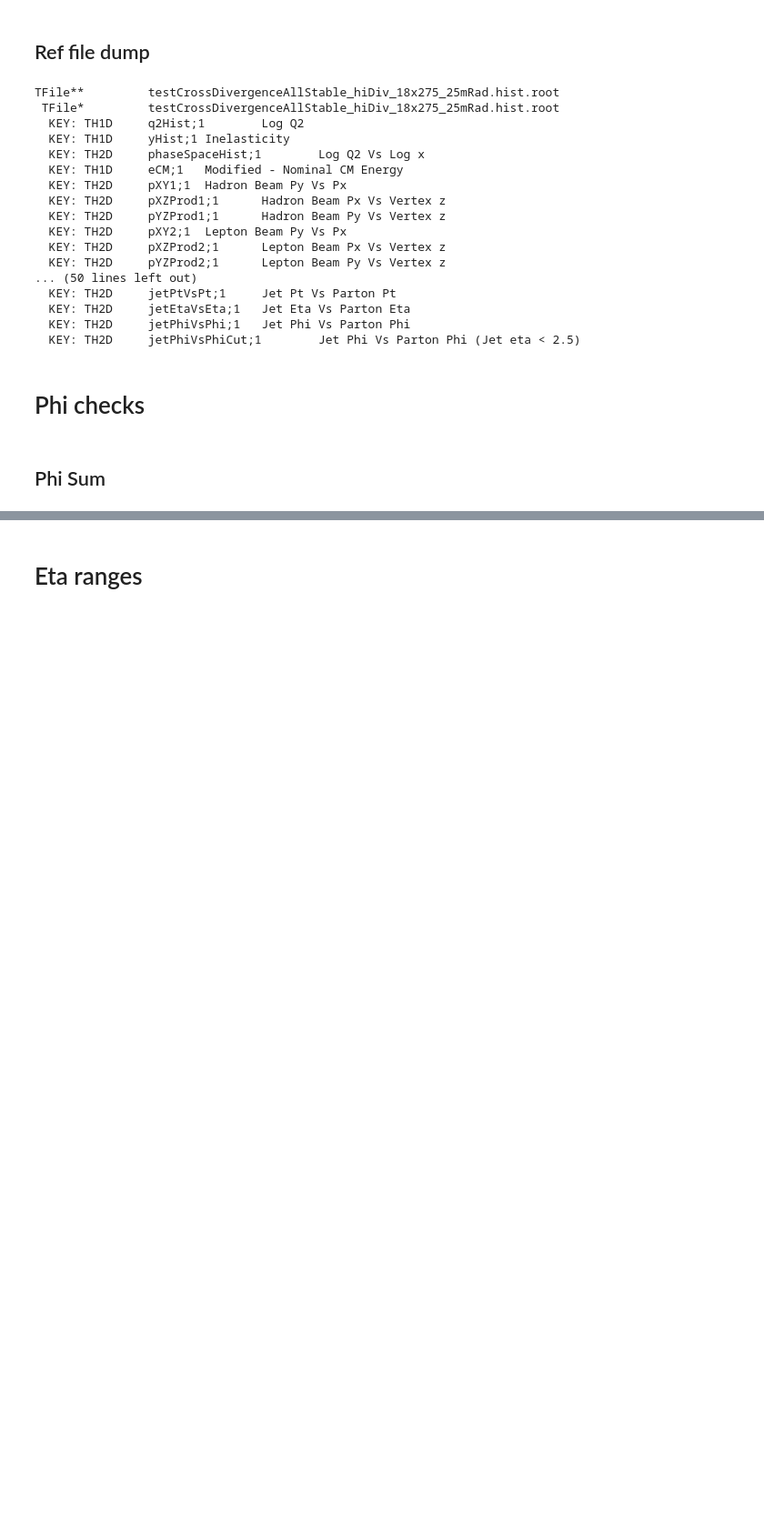
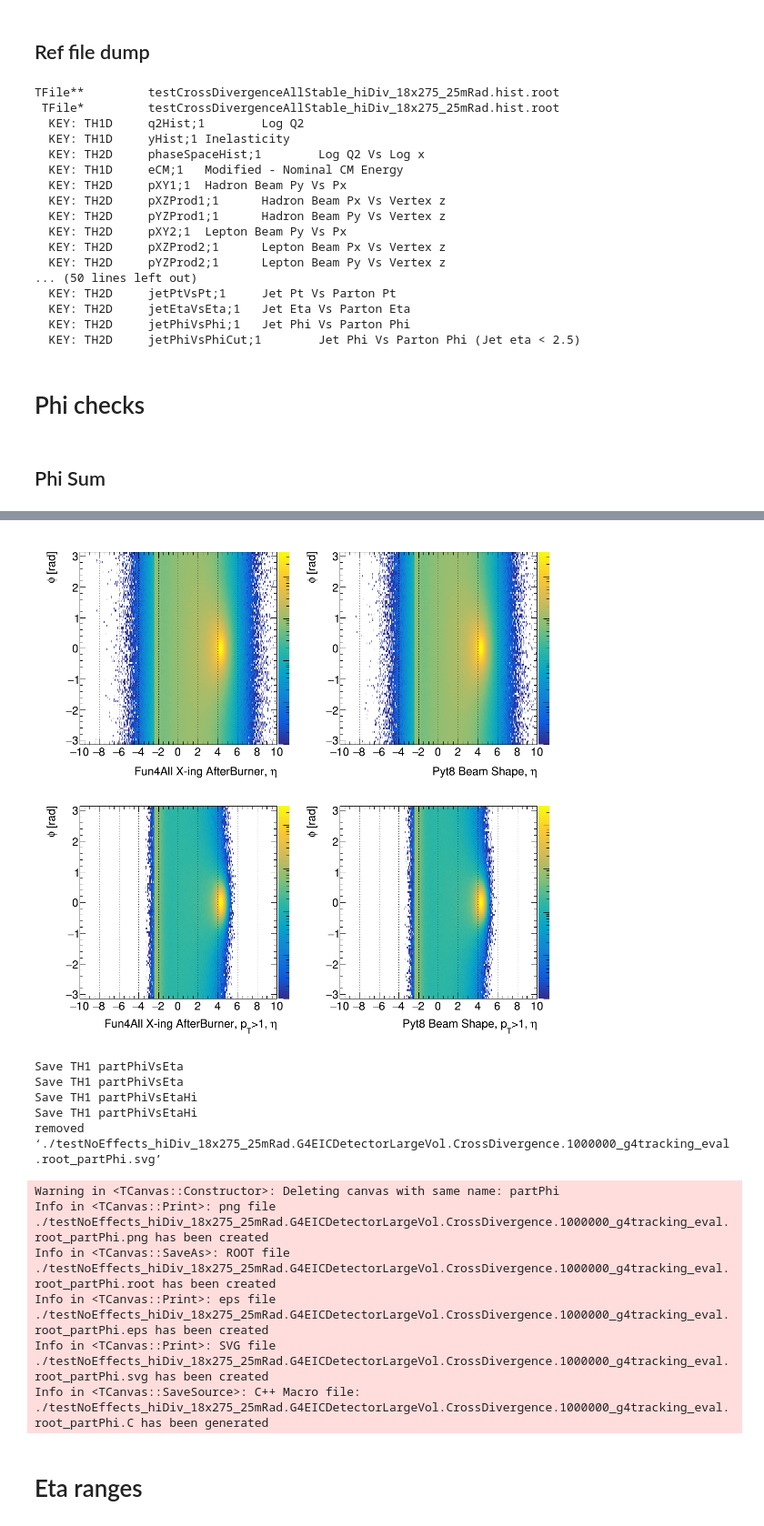
Before and after one commit to blackcathj/analysis-1, a Jupyter notebook: BeamXingCheck/analysis_1M.ipynb, the cells around one changed output, grey strips where cells are left out. Shown at 91% size. Saved outputs shown, nothing was run; the diff lists cells and outputs as text; code cells hidden in the pictures; blank space fills up the shorter version.

```diff
--- a/BeamXingCheck/analysis_1M.ipynb
+++ b/BeamXingCheck/analysis_1M.ipynb
@@ -493,42 +511,55 @@ TFile**         testCrossDivergenceAllStable_hiDiv_18x275_25mRad.hist.root
         p->SetLogz();
 
 
-          partPhiVsEtaHist_ref->SetTitle(";Pyt8 Beam Shape, 0.05<y<0.95, #eta;#phi [rad]");
+          partPhiVsEtaHist_ref->SetTitle(";Pyt8 Beam Shape, #eta;#phi [rad]");
           partPhiVsEtaHist_ref->Draw("colz");
 
       }
       {
 
 
         p = (TPad *)c1->cd(idx++);
         c1->Update();
         p->SetGridx();
         p->SetLogz();
 
 
-          partPhiVsEtaHiHist->SetTitle(";Fun4All X-ing AfterBurner, p_T>1, #eta;#phi [rad]");
+          partPhiVsEtaHiHist->SetTitle(";Fun4All X-ing AfterBurner, p_{T}>1, #eta;#phi [rad]");
           partPhiVsEtaHiHist->Draw("colz");
 
       }
       {
 
 
         p = (TPad *)c1->cd(idx++);
         c1->Update();
         p->SetGridx();
         p->SetLogz();
 
 
-          partPhiVsEtaHiHist_ref->SetTitle(";Pyt8 Beam Shape, 0.05<y<0.95, p_T>1, #eta;#phi [rad]");
+          partPhiVsEtaHiHist_ref->SetTitle(";Pyt8 Beam Shape, p_{T}>1, #eta;#phi [rad]");
           partPhiVsEtaHiHist_ref->Draw("colz");
 
       }
 
 
 
     c1->Draw();
     SaveCanvas(c1, TString(ftrack_eval->GetName() )+"_"+ TString(c1->GetName()), kTRUE);
 }
+# %% [output]
+[figure, added]
+Save TH1 partPhiVsEta
+Save TH1 partPhiVsEta
+Save TH1 partPhiVsEtaHi
+Save TH1 partPhiVsEtaHi
+removed ‘./testNoEffects_hiDiv_18x275_25mRad.G4EICDetectorLargeVol.CrossDivergence.1000000_g4tracking_eval.root_partPhi.svg’
+Warning in <TCanvas::Constructor>: Deleting canvas with same name: partPhi
+Info in <TCanvas::Print>: png file ./testNoEffects_hiDiv_18x275_25mRad.G4EICDetectorLargeVol.CrossDivergence.1000000_g4tracking_eval.root_partPhi.png has been created
+Info in <TCanvas::SaveAs>: ROOT file ./testNoEffects_hiDiv_18x275_25mRad.G4EICDetectorLargeVol.CrossDivergence.1000000_g4tracking_eval.root_partPhi.root has been created
+Info in <TCanvas::Print>: eps file ./testNoEffects_hiDiv_18x275_25mRad.G4EICDetectorLargeVol.CrossDivergence.1000000_g4tracking_eval.root_partPhi.eps has been created
+Info in <TCanvas::Print>: SVG file ./testNoEffects_hiDiv_18x275_25mRad.G4EICDetectorLargeVol.CrossDivergence.1000000_g4tracking_eval.root_partPhi.svg has been created
+Info in <TCanvas::SaveSource>: C++ Macro file: ./testNoEffects_hiDiv_18x275_25mRad.G4EICDetectorLargeVol.CrossDivergence.1000000_g4tracking_eval.root_partPhi.C has been generated
 # %% [markdown]
 # Eta ranges
 # %%
```
Also changed, not shown: parts of 4 cells of this notebook.
